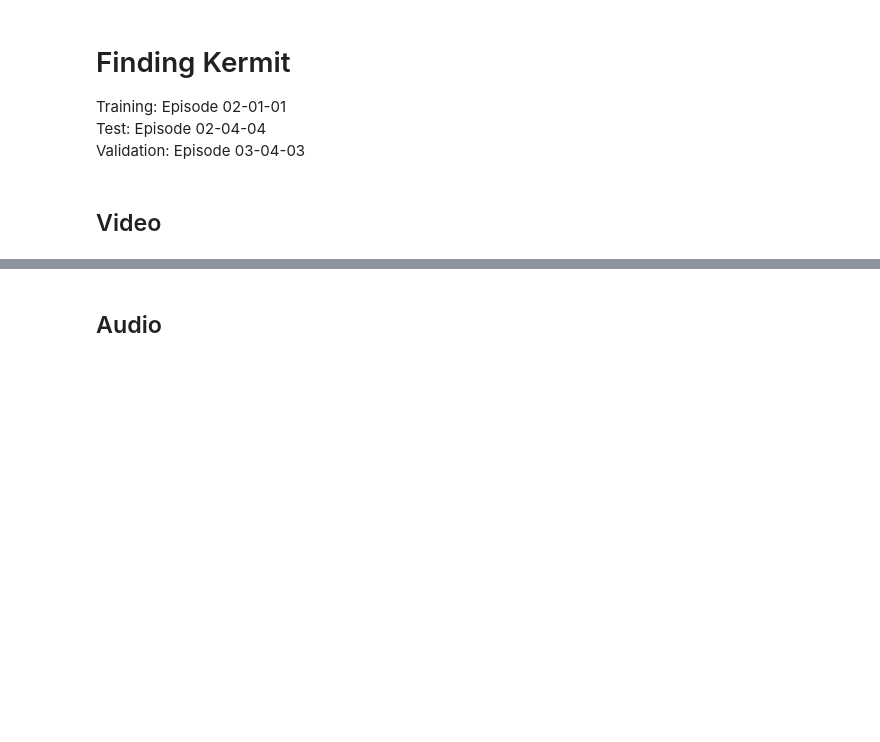
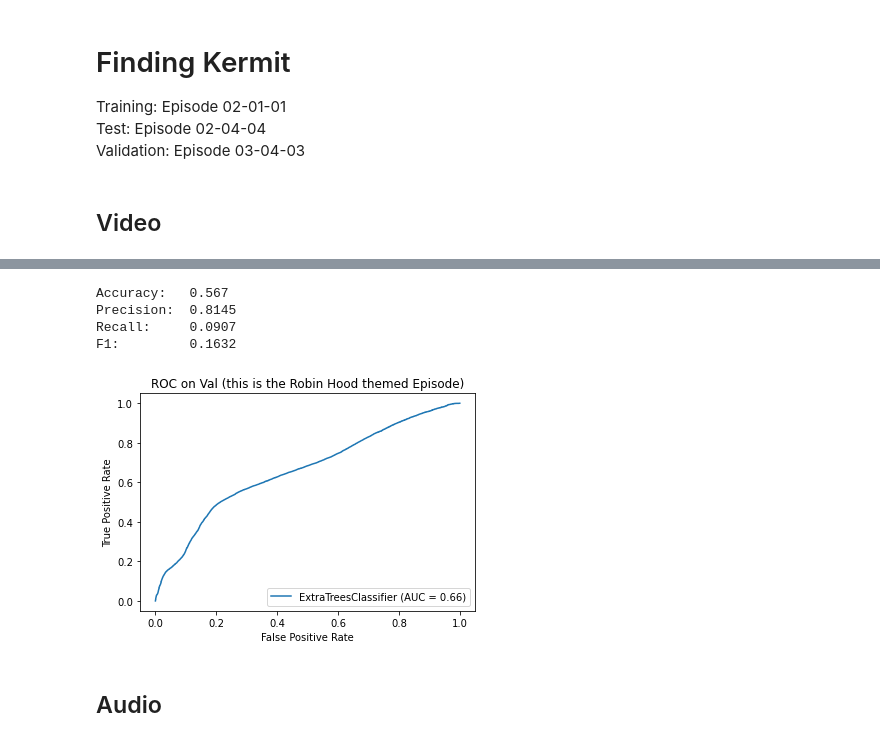
Before and after one commit to oStritze/similarity-modeling, a Jupyter notebook: src/evaluation.ipynb, the cells around one changed output, grey strips where cells are left out. Cells and saved outputs as stored; diff of their text form; code cells hidden in the pictures; blank space fills up the shorter version.

```diff
--- a/src/evaluation.ipynb
+++ b/src/evaluation.ipynb
@@ -10,3 +68,21 @@ Validation: Episode 03-04-03
+# %%
+y_pred = pipe.predict(x_val)
+print("Accuracy:  ", round(accuracy_score(y_val,y_pred),4) )
+print("Precision: ", round(precision_score(y_val,y_pred),4) )
+print("Recall:    ", round(recall_score(y_val,y_pred),4) )
+print("F1:        ", round(f1_score(y_val,y_pred),4) )
+
+video_predictions = y_pred.copy() #save for later
+
+plot_roc_curve(pipe, x_val, y_val)
+plt.title("ROC on Val (this is the Robin Hood themed Episode)")
+plt.show()
+# %% [output]
+Accuracy:   0.567
+Precision:  0.8145
+Recall:     0.0907
+F1:         0.1632
+[figure, added]
 # %% [markdown]
 ## Audio
 # %%
```
Also changed, not shown: parts of 16 cells of this notebook, 3 other files.
